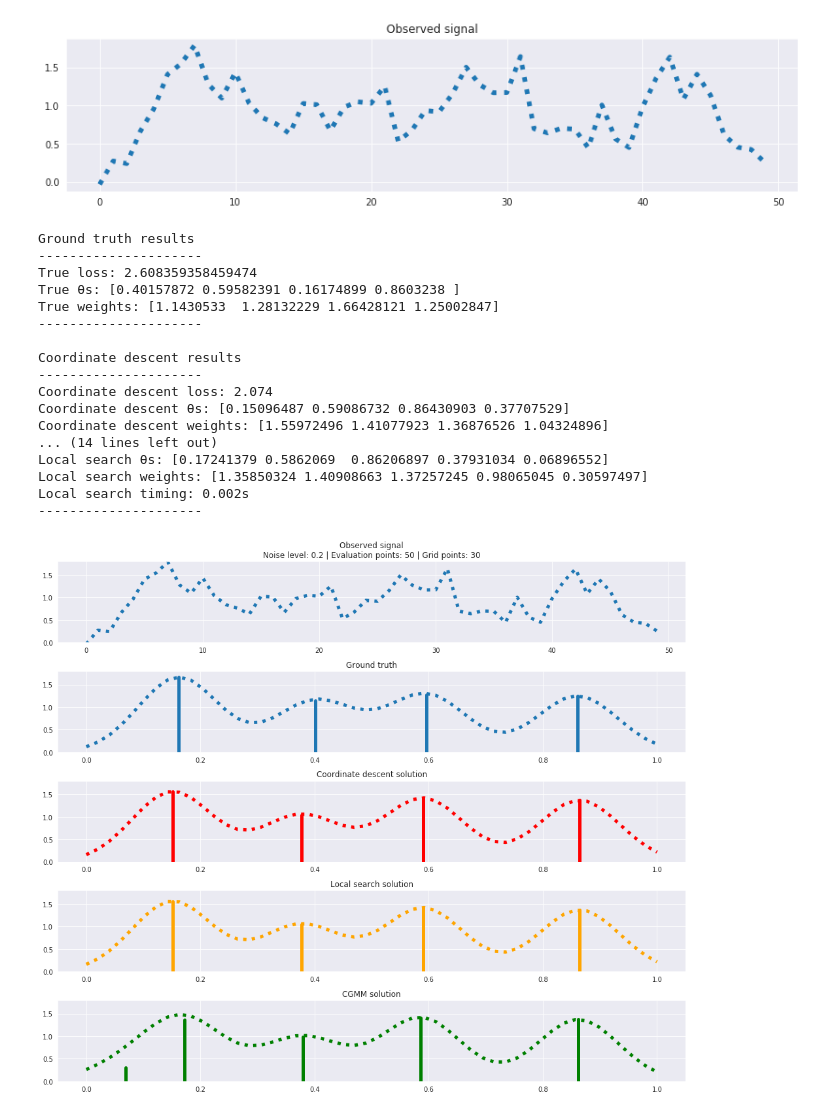
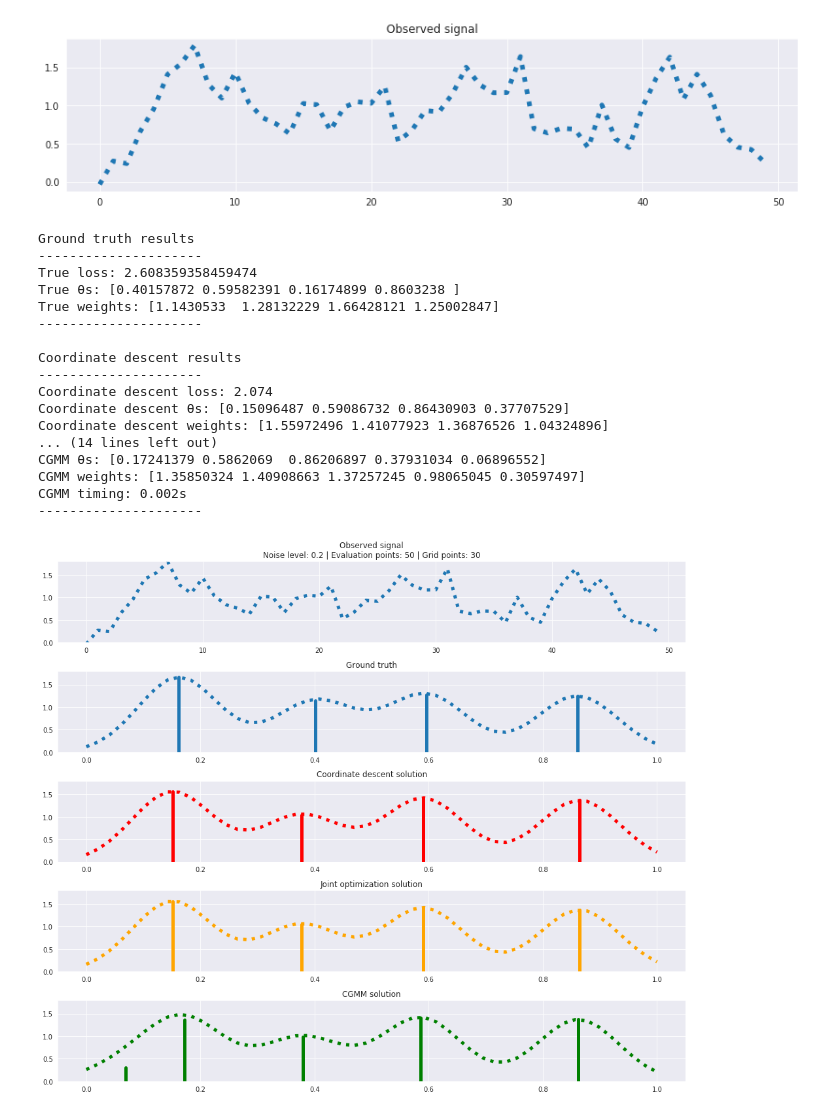
Before and after one commit to azouaoui-cv/MFDS_ADCG_project, a Jupyter notebook: ADCG_variants.ipynb, the cells around one changed output. Cells and saved outputs as stored; diff of their text form; code cells hidden in the pictures.

```diff
--- a/ADCG_variants.ipynb
+++ b/ADCG_variants.ipynb
@@ -132,9 +132,6 @@ def CGMM(max_iters):
         ws = min_ws(θs)
         output = Ψ(ws, θs)
     return history
-
-# Prune support using heuristic
-res = select_k(CGMM(10))
 # %%
 # ADCG second step "coordination optimization solving attempt"
 def coordinate_descent(θs, iters=35, min_drop=1e-5):
@@ -228,18 +225,18 @@ print("---------------------\n")
 # Joint optimization results
 print("Joint optimization results")
 print("---------------------")
-print("Local search loss: %.3f" % res_ls[0])
-print("Local search θs:", res_ls[1])
-print("Local search weights:", res_ls[2])
-print("Local search timing: %.3fs" % time_ls)
+print("Joint optimization loss: %.3f" % res_ls[0])
+print("Joint optimization θs:", res_ls[1])
+print("Joint optimization weights:", res_ls[2])
+print("Joint optimization timing: %.3fs" % time_ls)
 print("---------------------\n")
 # Conditional gradient method for measures (CGMM)
 print("CGM-M results")
 print("---------------------")
-print("Local search loss: %.3f" % res_cgmm[0])
-print("Local search θs:", res_cgmm[1])
-print("Local search weights:", res_cgmm[2])
-print("Local search timing: %.3fs" % time_cgmm)
+print("CGMM loss: %.3f" % res_cgmm[0])
+print("CGMM θs:", res_cgmm[1])
+print("CGMM weights:", res_cgmm[2])
+print("CGMM timing: %.3fs" % time_cgmm)
 print("---------------------\n")
 figure, axes = pylab.subplots(nrows=5, ncols=1, figsize=(14, 12))
 for ax in axes[1:]:
@@ -264,35 +261,35 @@ axes[2].plot(evaluation_points, Ψ(res_cd[2], res_cd[1]), c="red")
 for i, θ in enumerate(res_cd[1]):
     axes[2].axvline(x=θ, ymax=res_cd[2][i] / axes[2].get_ylim()[1],
                     linestyle="-", color="red")
-axes[3].set_title("Local search solution")
+axes[3].set_title("Joint optimization solution")
 axes[3].set_ylim(bottom=0., top=1.8)
 axes[3].plot(evaluation_points, Ψ(res_ls[2], res_ls[1]), c="orange")
 for i, θ in enumerate(res_ls[1]):
     axes[3].axvline(x=θ, ymax=res_ls[2][i] / axes[3].get_ylim()[1],
                     linestyle="-", color="orange")
 axes[4].set_title("CGMM solution")
 axes[4].set_ylim(bottom=0., top=1.8)
 axes[4].plot(evaluation_points, Ψ(res_cgmm[2], res_cgmm[1]), c="green")
 for i, θ in enumerate(res_cgmm[1]):
     axes[4].axvline(x=θ, ymax=res_cgmm[2][i] / axes[4].get_ylim()[1],
                     linestyle="-", color="green")
 pylab.tight_layout();
 # %% [output]
 Ground truth results
 ---------------------
 True loss: 2.608359358459474
 True θs: [0.40157872 0.59582391 0.16174899 0.8603238 ]
 True weights: [1.1430533  1.28132229 1.66428121 1.25002847]
 ---------------------
 
 Coordinate descent results
 ---------------------
 Coordinate descent loss: 2.074
 Coordinate descent θs: [0.15096487 0.59086732 0.86430903 0.37707529]
 Coordinate descent weights: [1.55972496 1.41077923 1.36876526 1.04324896]
 ... (14 lines left out)
-Local search θs: [0.17241379 0.5862069  0.86206897 0.37931034 0.06896552]
-Local search weights: [1.35850324 1.40908663 1.37257245 0.98065045 0.30597497]
-Local search timing: 0.002s
+CGMM θs: [0.17241379 0.5862069  0.86206897 0.37931034 0.06896552]
+CGMM weights: [1.35850324 1.40908663 1.37257245 0.98065045 0.30597497]
+CGMM timing: 0.002s
 ---------------------
-[figure, old version]
+[figure, new version]
```
Also changed, not shown: parts of 4 cells of this notebook, 3 other files.
